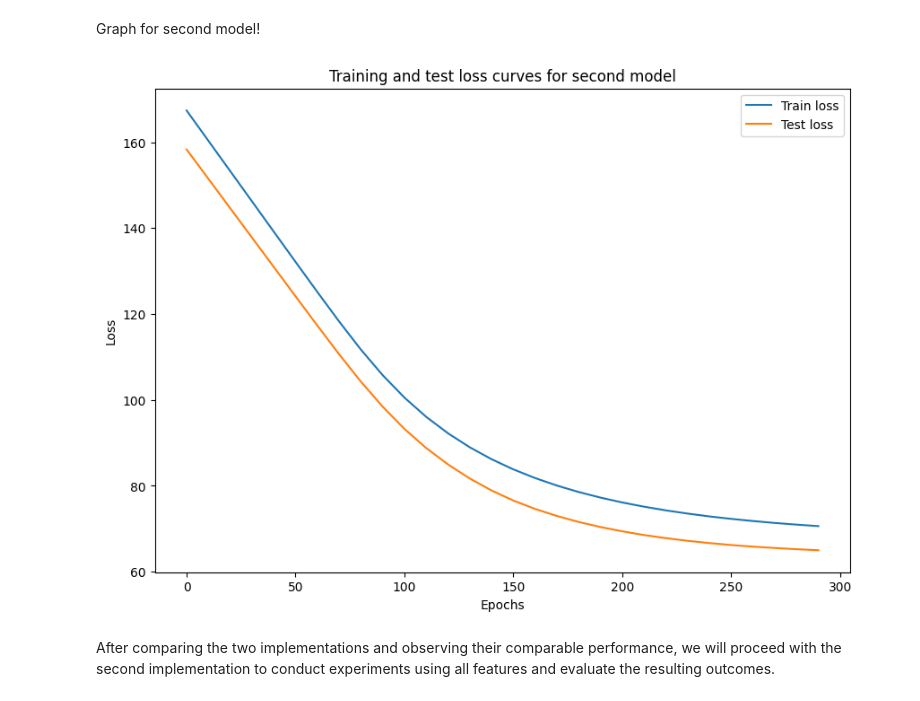
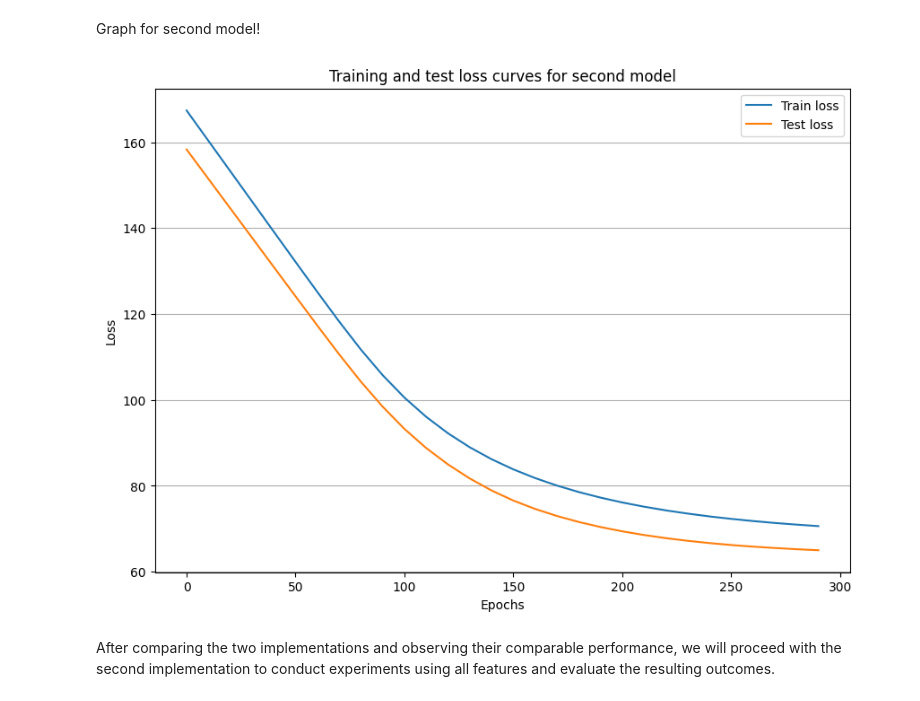
Before and after one commit to matcze/pytorch_algorithm, a Jupyter notebook: pytorch_algoritm.ipynb, the cells around one changed output. Saved outputs shown, nothing was run; the diff lists cells and outputs as text; code cells hidden in the pictures.

```diff
--- a/pytorch_algoritm.ipynb
+++ b/pytorch_algoritm.ipynb
@@ -166,14 +167,15 @@ Graph for second model!
 # %%
 plt.figure(figsize=(10, 7))
 plt.plot(epoch_count_2, np.array(torch.tensor(loss_values_2).numpy()), label="Train loss")
 plt.plot(epoch_count_2, np.array(torch.tensor(test_loss_values_2).numpy()), label="Test loss")
 plt.title("Training and test loss curves for second model")
+plt.grid(visible=True, axis="y")
 plt.xlabel("Epochs")
 plt.ylabel("Loss")
 plt.legend()
 plt.show()
 # %% [output]
-[figure, old version]
+[figure, new version]
 # %% [markdown]
 After comparing the two implementations and observing their comparable performance, we will proceed with the second implementation to conduct experiments using all features and evaluate the resulting outcomes.
 # %%
```
Also changed, not shown: parts of 2 cells of this notebook.
